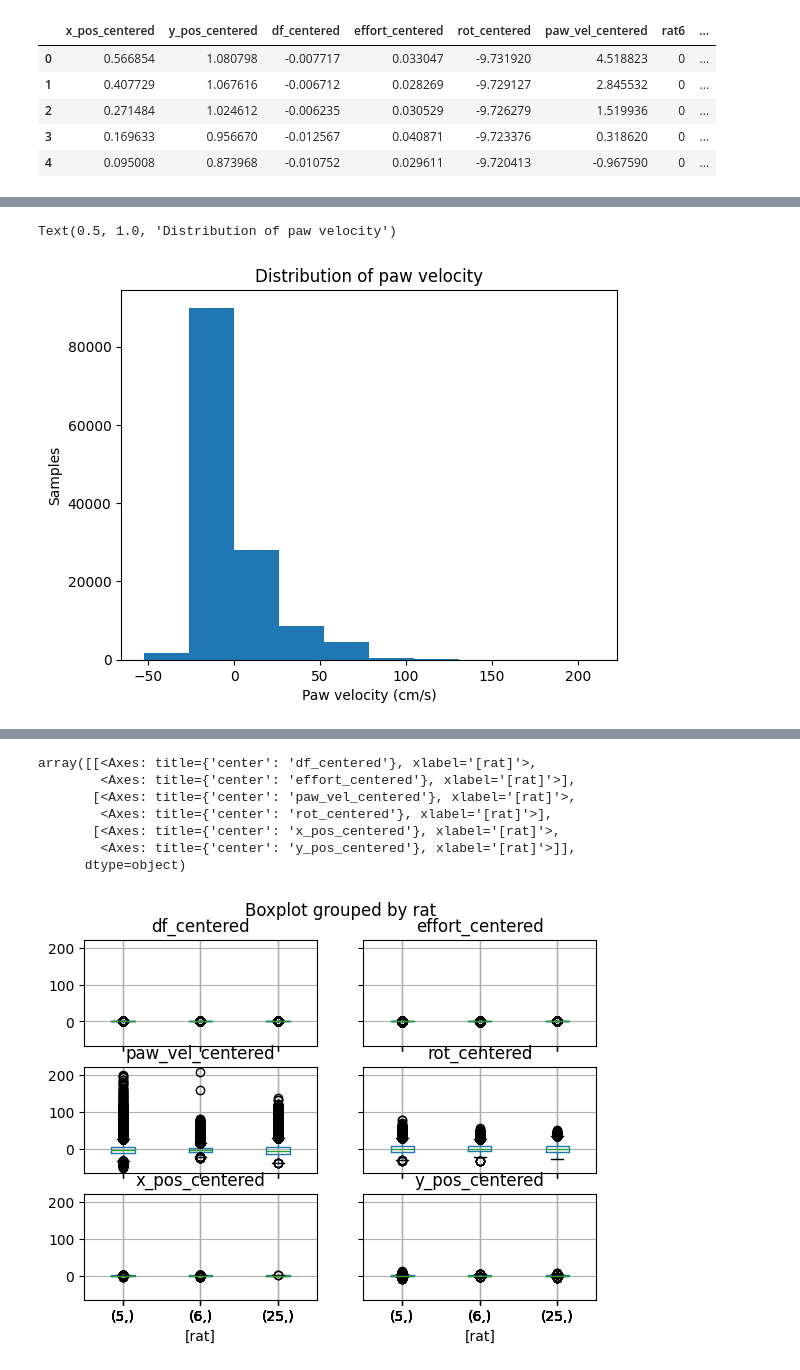
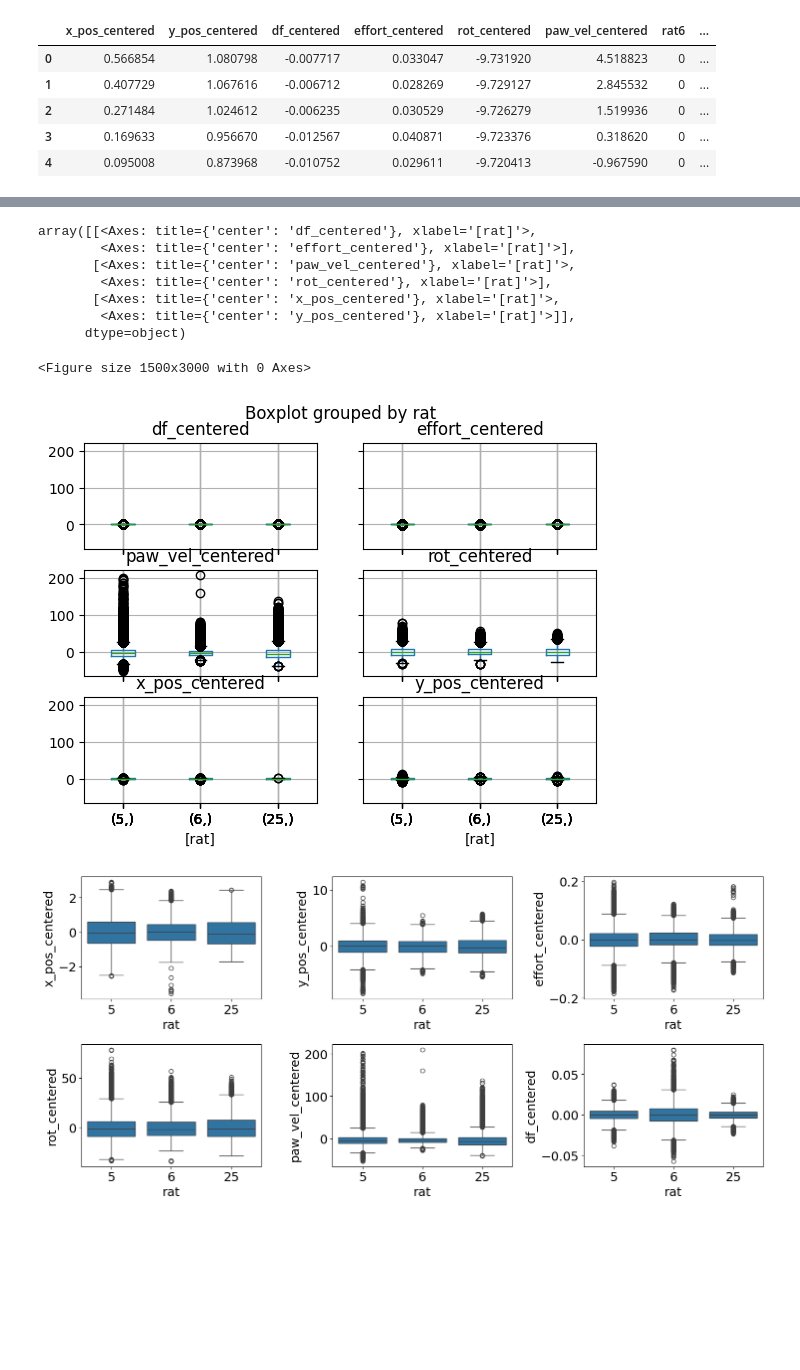
Before and after one commit to Audrey-White324/ista-421-final-project, a Jupyter notebook: white_data_exploration.ipynb, the cells around one changed output, grey strips where cells are left out. Drawn from its saved outputs; the diff is of its cells as text; code cells hidden in the pictures; blank space fills up the shorter version.

```diff
--- a/white_data_exploration.ipynb
+++ b/white_data_exploration.ipynb
@@ -103,8 +93,0 @@ Text(0.5, 1.0, 'Distribution of string speed')
-# %%
-plt.hist(encode_data['paw_vel_centered'])
-plt.xlabel("Paw velocity (cm/s)")
-plt.ylabel('Samples')
-plt.title("Distribution of paw velocity")
-# %% [output]
-Text(0.5, 1.0, 'Distribution of paw velocity')
-[figure, removed]
@@ -121,6 +108,7 @@ encode_data.corr()
 | rat6 | 0.000288 | -0.000126 | 0.000366 | 0.000149 | 0.000088 | -0.000184 | 1.000000 | ... |
 | rat25 | 0.000040 | -0.000177 | -0.000140 | -0.000087 | 0.000083 | -0.000323 | -0.381437 | ... |
 # %%
+plt.figure(figsize=[15, 30])
 data.boxplot(by=['rat'])
 # %% [output]
 array([[<Axes: title={'center': 'df_centered'}, xlabel='[rat]'>,
@@ -130,4 +118,16 @@ array([[<Axes: title={'center': 'df_centered'}, xlabel='[rat]'>,
        [<Axes: title={'center': 'x_pos_centered'}, xlabel='[rat]'>,
         <Axes: title={'center': 'y_pos_centered'}, xlabel='[rat]'>]],
       dtype=object)
+<Figure size 1500x3000 with 0 Axes>
 [figure]
+# %%
+fig, axes = plt.subplots(2, 3, figsize=[15,7])
+sns.boxplot(y=data['x_pos_centered'], x=data['rat'], ax=axes[0, 0])
+sns.boxplot(y=data['y_pos_centered'], x=data['rat'], ax = axes[0, 1])
+sns.boxplot(y=data['effort_centered'], x=data['rat'], ax=axes[0, 2])
+sns.boxplot(y=data['rot_centered'], x=data['rat'], ax=axes[1, 0])
+sns.boxplot(y=data['paw_vel_centered'], x=data['rat'], ax=axes[1, 1])
+sns.boxplot(y=data['df_centered'], x=data['rat'], ax=axes[1, 2])
+fig.set_tight_layout(tight=0.1)
+# %% [output]
+[figure, added]
```
Also changed, not shown: parts of 9 cells of this notebook.
